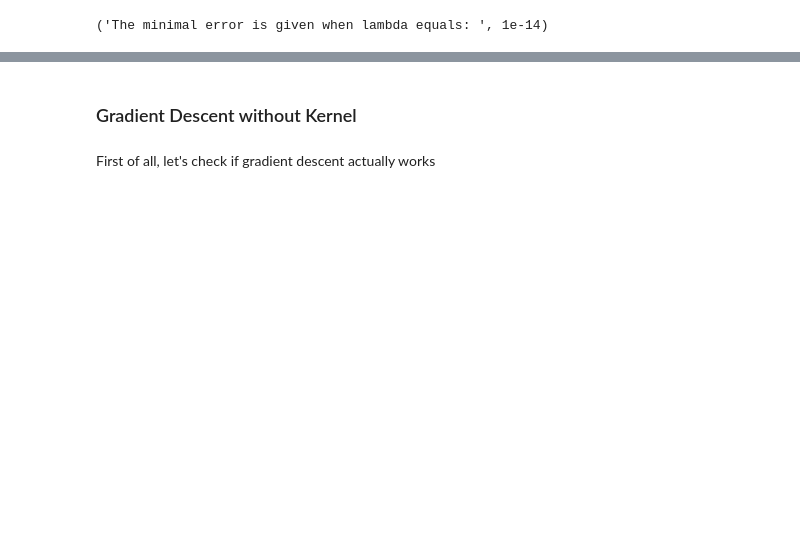
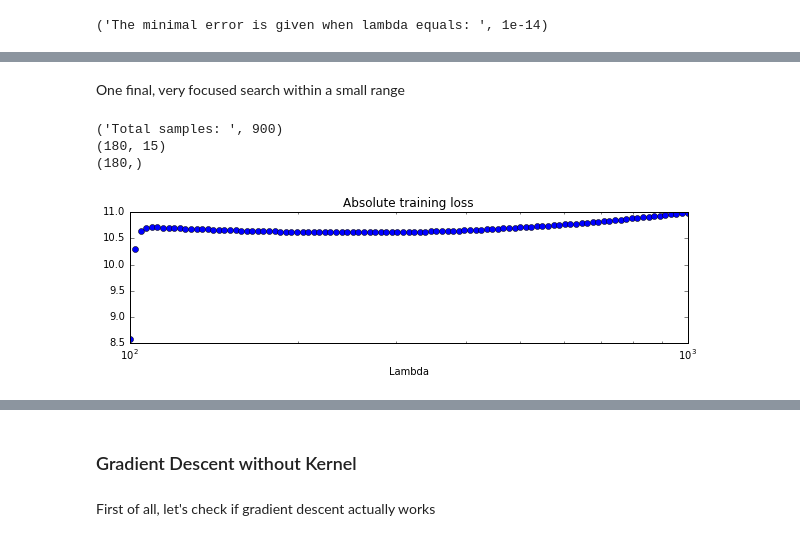
Before and after one commit to yenicelik/baklavaboiz, a Jupyter notebook: task1_ow9d8s/Task 1.ipynb, the cells around one changed output, grey strips where cells are left out. Drawn from its saved outputs; the diff is of its cells as text; code cells hidden in the pictures; blank space fills up the shorter version.

```diff
--- a/task1_ow9d8s/Task 1.ipynb
+++ b/task1_ow9d8s/Task 1.ipynb
@@ -154,0 +326,7 @@ print("The minimal error is given when lambda equals: ", lam_dict[np.argmin(loss
+# %%
+print("Minimal loss", min(loss_dict))
+index = np.argmin(loss_dict)
+indecies = np.argsort(loss_dict)[::-1][-50:][::-1]
+print("Minimizing lr and mu: ", lam_dict[index])
+for i in range(50):
+    print("Loss: " + str(loss_dict[indecies[i]]) + ", lam: " + str(lam_dict[indecies[i]]))
@@ -154,0 +356,73 @@ print("The minimal error is given when lambda equals: ", lam_dict[np.argmin(loss
+# %% [markdown]
+One final, very focused search within a small range
+# %%
+from helper import *
+from normalEq import *
+
+k = 5 #number of folds for cross validation
+
+if X_data.shape[0] % k != 0:
+    print("Number of samples not divisible by k!")
+    sys.exit(0)
+
+print("Total samples: ", X_data.shape[0])
+
+total_error = 0.0
+
+X = np.split(X_data[:,2:], k, axis=0)
+y = np.split(X_data[:,1], k, axis=0)
+
+print(X[0].shape)
+print(y[0].shape)
+
+loss_dict = []
+lam_dict = []
+
+#lam_range = np.logspace(-5, 5, num=317)#[1e-8, 1e-3, 1e2] #we choose a prime number
+lam_range = np.logspace(-16, -12, num=101)
+lam_range = np.logspace(0.2, 4.5, num=101)
+lam_range = np.logspace(2, 3, num=101)
+
+old_loss = 1000000 #so the first best number gets chosen
+#Apply cross validation
+for lam in lam_range:
+    loss = 0
+    for i in range(k):
+        X_train, y_train, X_cv, y_cv = get_train_cross_dataset(X, y, i)
+
+        #pass X_train and X_cv through the kernel function first!
+        X_train = poly3d_kernel(X_train)
+        X_cv = poly3d_kernel(X_cv)
+
+
+        #apply to training function, then measure the error
+        weights = reg_normal_eq(X_train, y_train, lam)
+
+        ##Measure loss
+        predictions = np.dot(X_cv, weights)
+        loss = rms(predictions, y_cv)
+
+        if loss < old_loss:
+            best_weights = weights
+
+    total_error += loss
+    total_error /= k
+
+    lam_dict.append(lam)
+    loss_dict.append(total_error)
+
+#print best_weights
+# %% [output]
+('Total samples: ', 900)
+(180, 15)
+(180,)
+# %%
+plt.subplot(3, 1, 1)
+plt.title('Absolute training loss')
+plt.xlabel('Lambda')
+plt.semilogx(lam_dict, loss_dict, 'o')
+#plt.plot(lam_dict, 'o', label='baseline')
+#plt.plot(loss_dict, 'o', label='batchnorm')
+plt.show()
+# %% [output]
+[figure, added]
```
Also changed, not shown: parts of 27 cells of this notebook, 7 other files.
